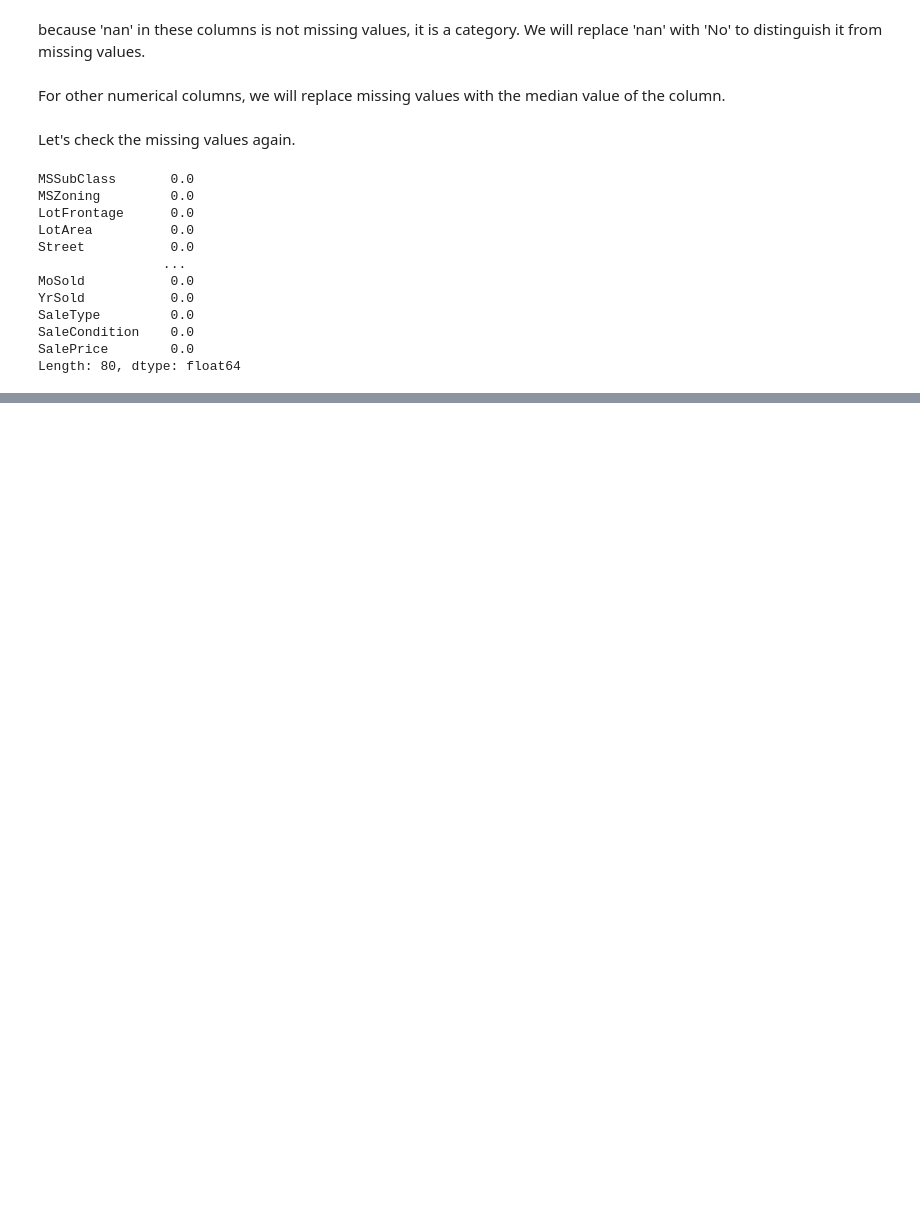
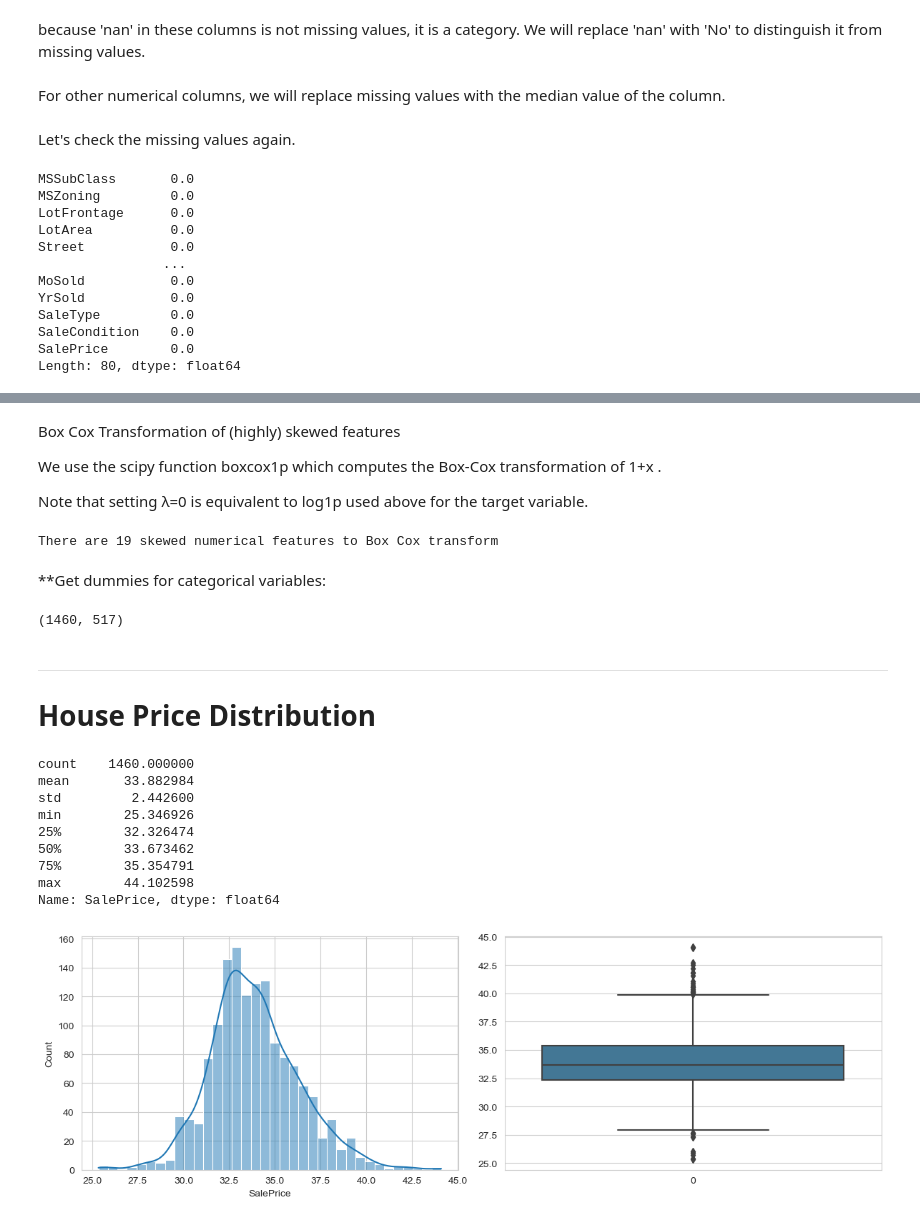
Before and after one commit to phamnhantucode/House-Pricing-Prediction, a Jupyter notebook: sample.ipynb, the cells around one changed output, grey strips where cells are left out. Drawn from its saved outputs; the diff is of its cells as text; code cells hidden in the pictures; blank space fills up the shorter version.

```diff
--- a/sample.ipynb
+++ b/sample.ipynb
@@ -302,0 +328,2 @@ Length: 80, dtype: float64
+# %%
+df['TotalSF'] = df['TotalBsmtSF'] + df['1stFlrSF'] + df['2ndFlrSF']
@@ -302,0 +332,8 @@ Length: 80, dtype: float64
+# %%
+numeric_feats = df.dtypes[df.dtypes != "object"].index
+
+# Check the skew of all numerical features
+skewed_feats = df[numeric_feats].apply(lambda x: skew(x.dropna())).sort_values(ascending=False)
+print("\nSkew in numerical features: \n")
+skewness = pd.DataFrame({'Skew' :skewed_feats})
+skewness.head(10)
@@ -302,0 +353,48 @@ Length: 80, dtype: float64
+# %% [markdown]
+Box Cox Transformation of (highly) skewed features
+
+We use the scipy function boxcox1p which computes the Box-Cox transformation of  1+x
+ .
+
+Note that setting  λ=0
+  is equivalent to log1p used above for the target variable.
+# %%
+skewness = skewness[abs(skewness) > 0.75]
+print("There are {} skewed numerical features to Box Cox transform".format(skewness.shape[0]))
+
+from scipy.special import boxcox1p
+skewed_features = skewness.index
+lam = 0.15
+for feat in skewed_features:
+    #all_data[feat] += 1
+    df[feat] = boxcox1p(df[feat], lam)
+# %% [output]
+There are 19 skewed numerical features to Box Cox transform
+# %% [markdown]
+**Get dummies for categorical variables:
+# %%
+df = pd.get_dummies(df)
+df.shape
+# %% [output]
+(1460, 517)
+# %% [markdown]
+
+-----------------------------------------------------------------------
+# House Price Distribution
+# %%
+print(df['SalePrice'].describe())
+fig, axs = plt.subplots(ncols=2, figsize=multifigs_size)
+sns.histplot(df['SalePrice'], kde=True, stat='count', ax=axs[0], palette='mako')
+sns.boxplot(df['SalePrice'], ax=axs[1], palette='mako')
+plt.tight_layout()
+# %% [output]
+count    1460.000000
+mean       33.882984
+std         2.442600
+min        25.346926
+25%        32.326474
+50%        33.673462
+75%        35.354791
+max        44.102598
+Name: SalePrice, dtype: float64
+[figure, added]
```
Also changed, not shown: parts of 50 cells of this notebook, 1 other file.
